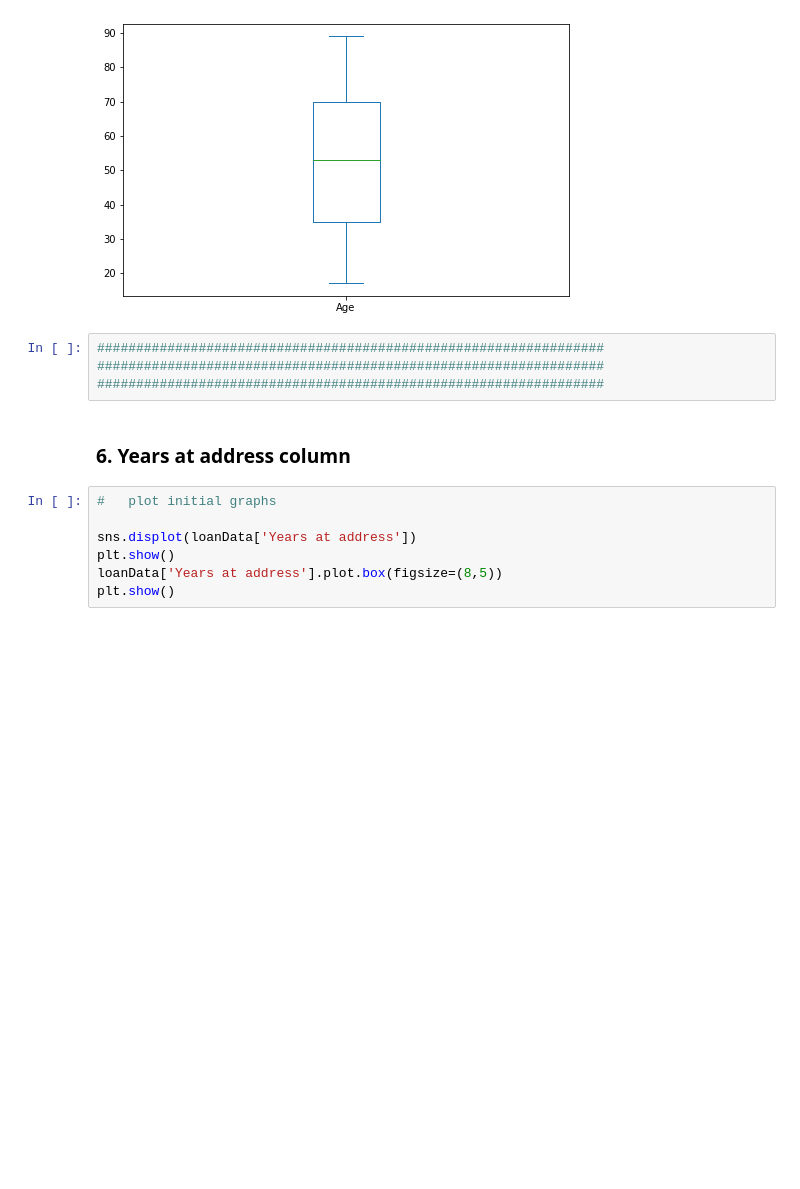
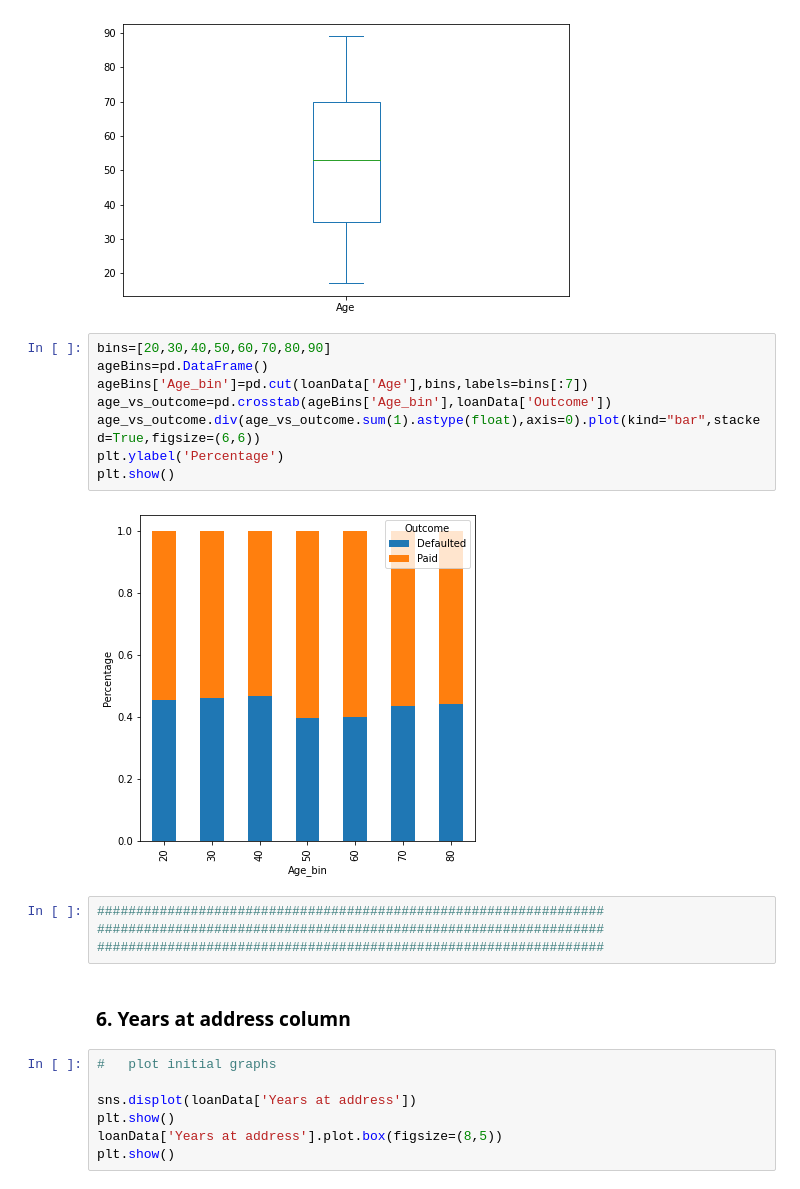
Before and after one commit to John-Ad/DTA-Assignment, a Jupyter notebook: dta_assignment/Assignment code.ipynb, the cells around one changed output. Drawn from its saved outputs; the diff is of its cells as text; blank space fills up the shorter version.

```diff
--- a/dta_assignment/Assignment code.ipynb
+++ b/dta_assignment/Assignment code.ipynb
@@ -209,12 +227,22 @@ plt.show()
 # %% [output]
 [figure]
 [figure]
+# %%
+bins=[20,30,40,50,60,70,80,90]
+ageBins=pd.DataFrame()
+ageBins['Age_bin']=pd.cut(loanData['Age'],bins,labels=bins[:7])
+age_vs_outcome=pd.crosstab(ageBins['Age_bin'],loanData['Outcome'])
+age_vs_outcome.div(age_vs_outcome.sum(1).astype(float),axis=0).plot(kind="bar",stacked=True,figsize=(6,6))
+plt.ylabel('Percentage')
+plt.show()
+# %% [output]
+[figure, added]
 # %%
 #################################################################
 #################################################################
 #################################################################
-# %% [markdown]
-### 6. Years at address column
+# %% [markdown]
+### 6. Years at address column
 # %%
 #   plot initial graphs
 
```
Also changed, not shown: parts of 74 cells of this notebook.
